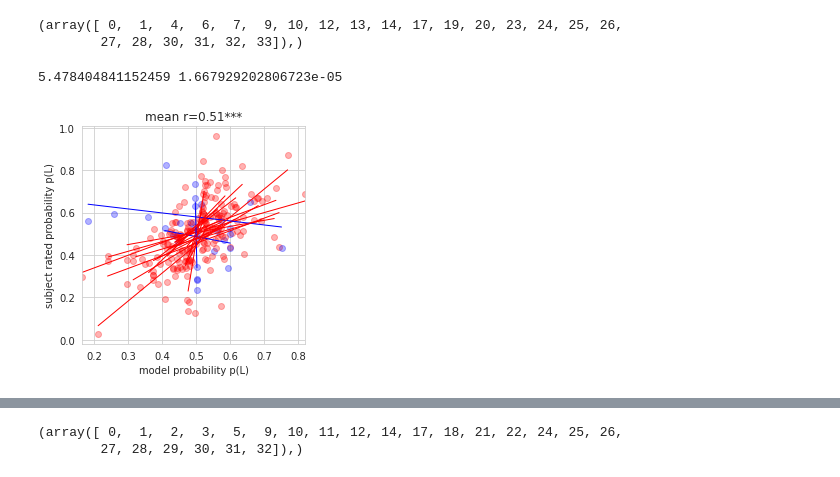
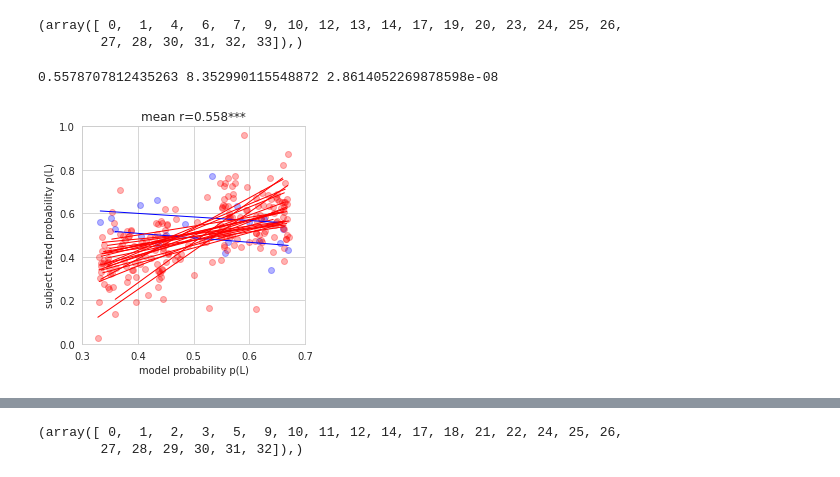
Before and after one commit to syzhang/tsl_hbi, a Jupyter notebook: model_gen/plot_params.ipynb, the cells around one changed output, grey strips where cells are left out. Cells and saved outputs as stored; diff of their text form; code cells hidden in the pictures.

```diff
--- a/model_gen/plot_params.ipynb
+++ b/model_gen/plot_params.ipynb
@@ -89,8 +89,8 @@ def plot_bins(df,sj_idx=None,cut_num=10,model=None):
 
 #     ax.set_aspect('equal')#, adjustable='box')
 #     plt.plot([0,1],[0,1], 'k-')
-#     plt.xlim(-2.2,2.2)
-#     plt.ylim(-2.2,2.2)
+    plt.xlim(.3,.7)
+    plt.ylim(0,1)
     # plt.xlim(0.,1)
     # plt.ylim(0.,1)
     plt.xlabel('model probability p(L)')
@@ -98,7 +98,7 @@ def plot_bins(df,sj_idx=None,cut_num=10,model=None):
     t0, p0 = scipy.stats.ttest_rel(r_sj,np.zeros((n_sj,)))
     print(np.mean(r_sj), t0, p0)
 #     plt.title(f'Pearson r={np.mean(r_sj):.3f} (t({len(r_sj)})={t0:.3f}, p={p0:.3e})')
-    plt.title(f'mean r={np.mean(r_sj):.2f}***')
+    plt.title(f'mean r={np.mean(r_sj):.3f}***')
     if model is not None:
         fig_name = f'bins_{model:s}.pdf'
         fig_path = os.path.join('figs',fig_name)
@@ -124,8 +125,9 @@ jf_sj
 (array([ 0,  1,  4,  6,  7,  9, 10, 12, 13, 14, 17, 19, 20, 23, 24, 25, 26,
         27, 28, 30, 31, 32, 33]),)
 # %%
-df_pmod = pd.read_csv('./local_output/fmri_io_jump_freq.csv')
+# df_pmod = pd.read_csv('./local_output/fmri_io_jump_freq.csv')
+df_pmod = pd.read_csv('./local_output_mean/fmri_io_jump_freq.csv')
 plot_bins(df_pmod, sj_idx=jf_sj, model=None)
 # %% [output]
-5.478404841152459 1.667929202806723e-05
+0.5578707812435263 8.352990115548872 2.8614052269878598e-08
-[figure, old version]
+[figure, new version]
```
Also changed, not shown: parts of 27 cells of this notebook, 14 other files.
